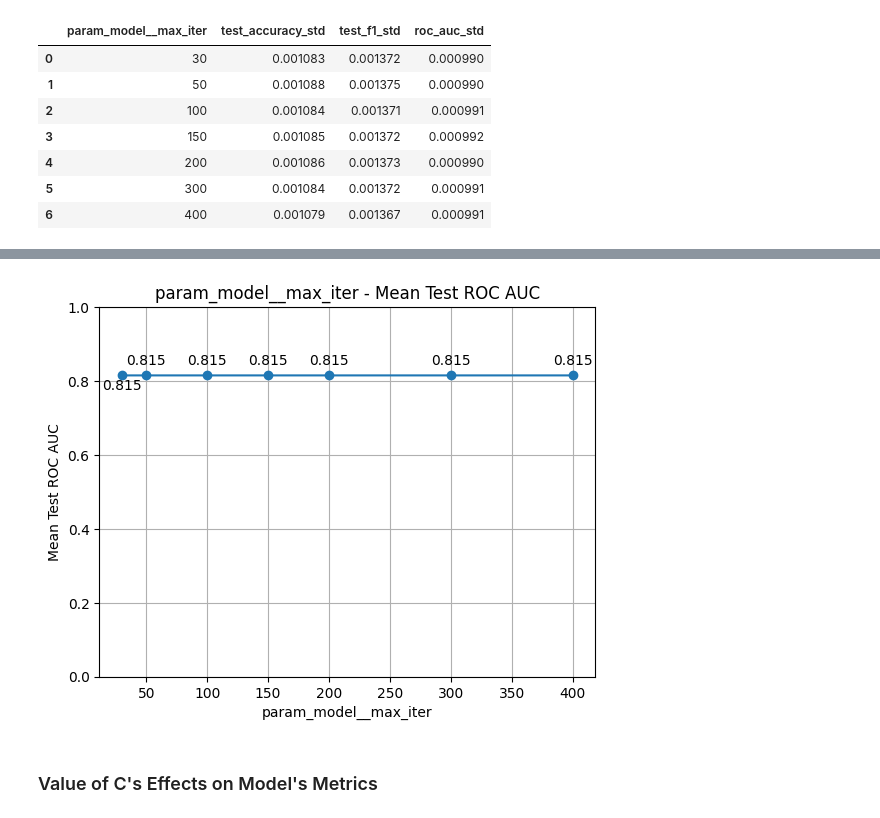
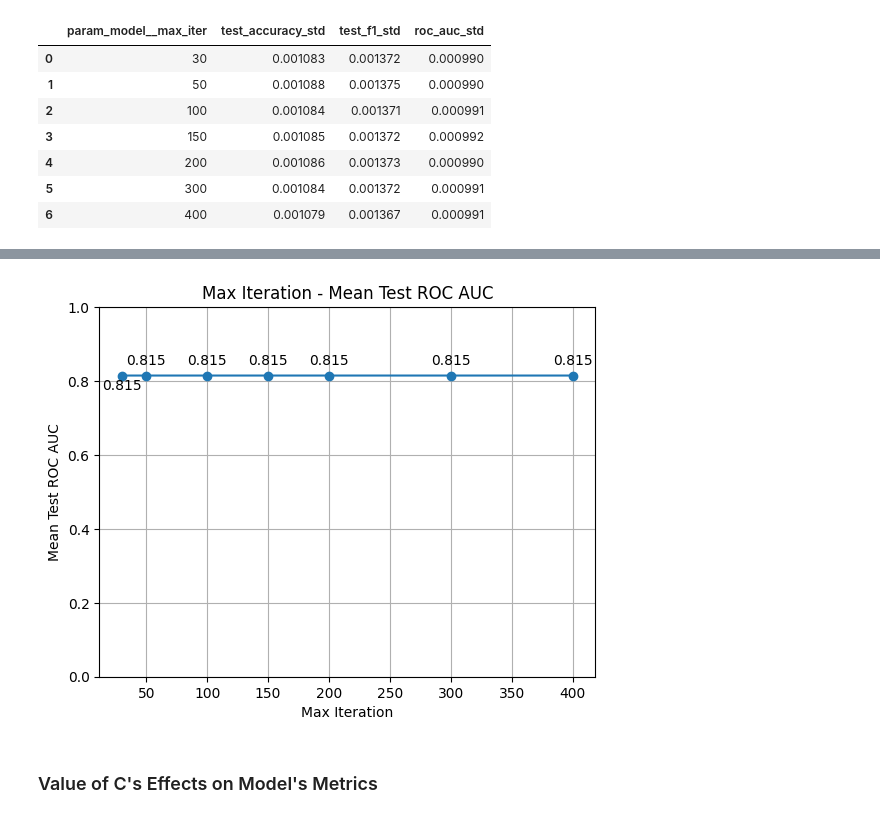
Before and after one commit to ismailnasuhkara/yap470, a Jupyter notebook: logistic_regression/logistic_regression_diabetes.ipynb, the cells around one changed output, grey strips where cells are left out. Cells and saved outputs as stored; diff of their text form; code cells hidden in the pictures.

```diff
--- a/logistic_regression/logistic_regression_diabetes.ipynb
+++ b/logistic_regression/logistic_regression_diabetes.ipynb
@@ -1063,31 +1078,31 @@ plt.show()
 # %%
 results = grid_results_df[param_cols + mean_cols]
 
 results = results.groupby("param_model__max_iter")["mean_test_roc_auc"].mean().reset_index()
 
 
 
 plt.plot(results["param_model__max_iter"], results["mean_test_roc_auc"], marker = "o")
-plt.xlabel("param_model__max_iter")
+plt.xlabel("Max Iteration")
 plt.ylabel("Mean Test ROC AUC")
-plt.title("param_model__max_iter - Mean Test ROC AUC")
+plt.title("Max Iteration - Mean Test ROC AUC")
 plt.ylim(0, 1)
 plt.grid(True)
 
 offsets = [-10, 8, 8, 8, 8, 8, 8, 8]
 i = 0
 for x, y in zip(results["param_model__max_iter"], results["mean_test_roc_auc"]):
     plt.annotate(f"{y:.3f}", (x, y),
                  textcoords="offset points",
                  xytext=(0, offsets[i]),
                  ha="center")
     i = i + 1
 
 
 
 plt.show()
 # %% [output]
-[figure, old version]
+[figure, new version]
 # %% [markdown]
 ### Value of C's Effects on Model's Metrics
 # %%
```
Also changed, not shown: parts of 91 cells of this notebook, 3 other files.
